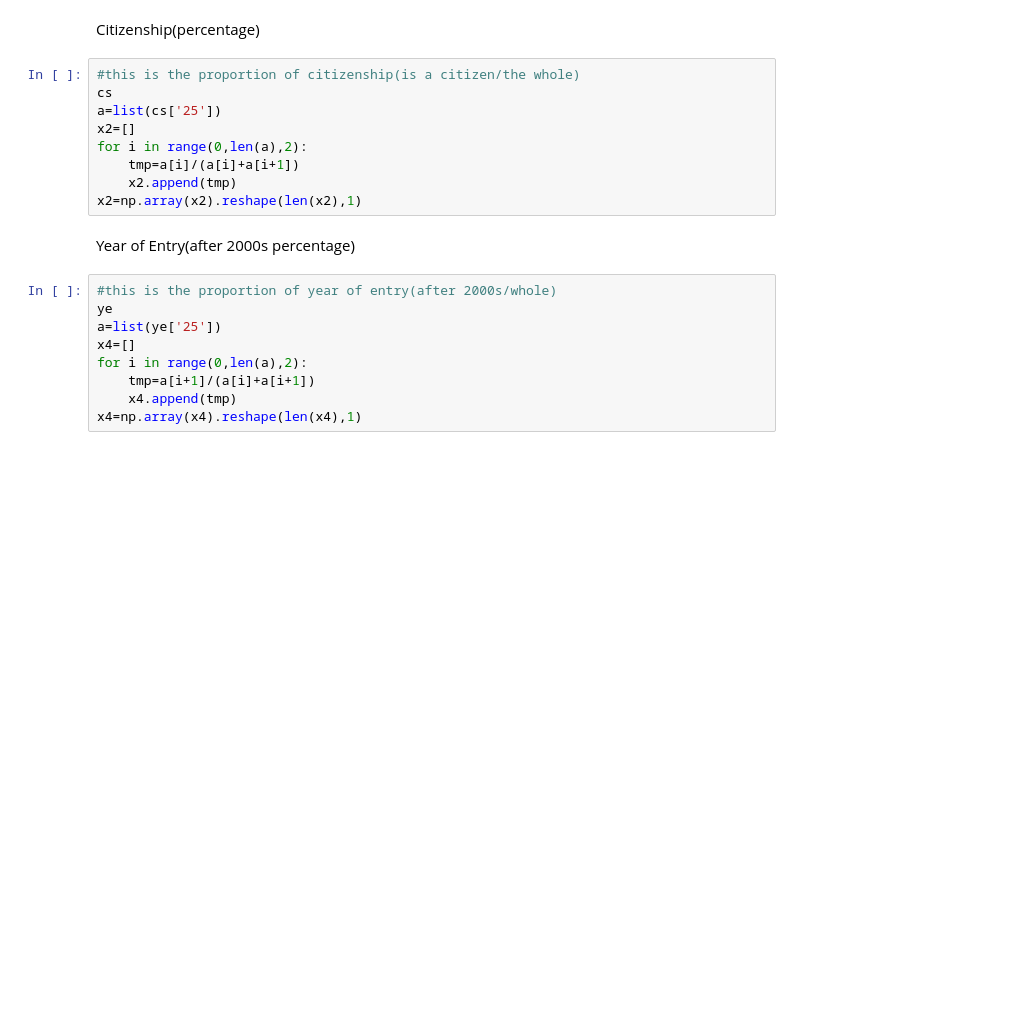
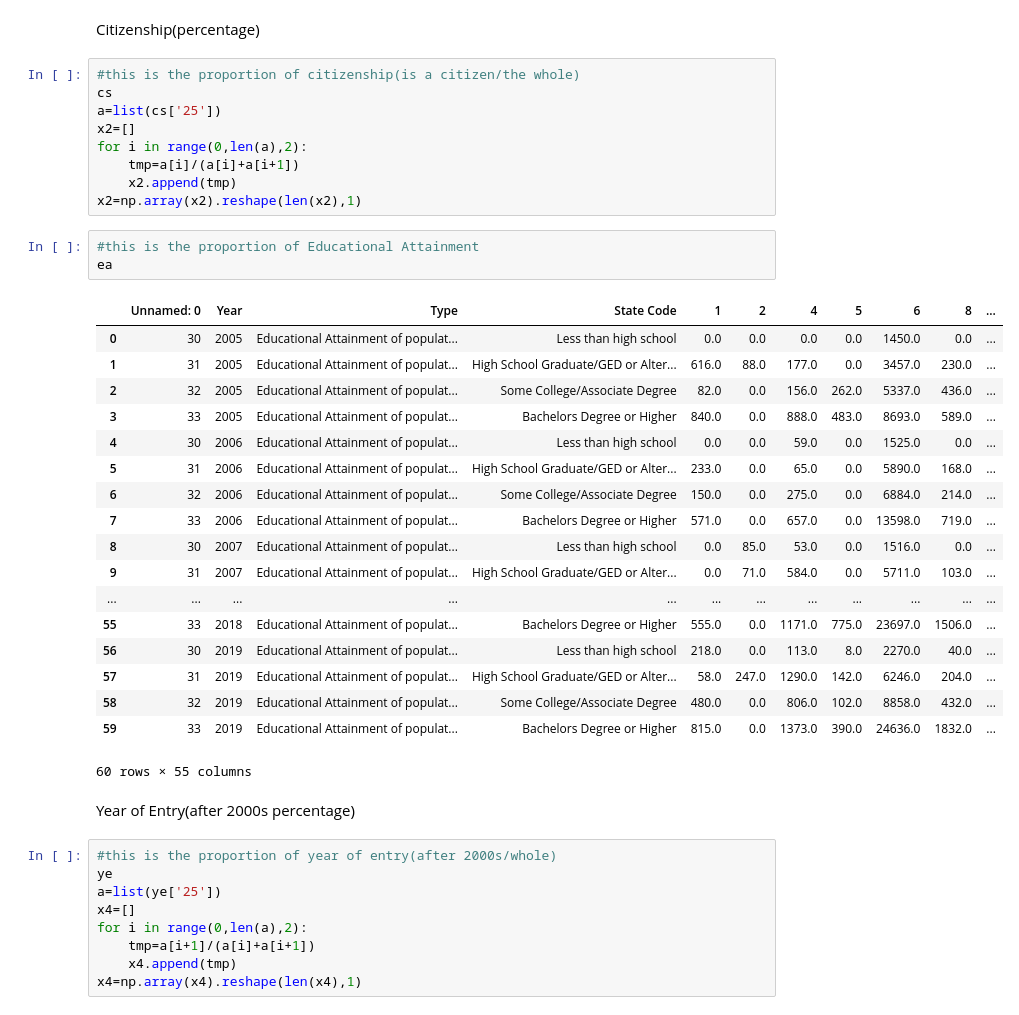
Before and after one commit to BU-Spark/ds-boston-bpda-br-census, a Jupyter notebook: Preprocessing_Qingyang/PredictionModel.ipynb, the cells around one changed output. Drawn from its saved outputs; the diff is of its cells as text; blank space fills up the shorter version.

```diff
--- a/Preprocessing_Qingyang/PredictionModel.ipynb
+++ b/Preprocessing_Qingyang/PredictionModel.ipynb
@@ -58,6 +78,28 @@ for i in range(0,len(a),2):
     tmp=a[i]/(a[i]+a[i+1])
     x2.append(tmp)
 x2=np.array(x2).reshape(len(x2),1)
+# %%
+#this is the proportion of Educational Attainment
+ea
+# %% [output]
+|  | Unnamed: 0 | Year | Type | State Code | 1 | 2 | 4 | 5 | 6 | 8 | ... |
+| 0 | 30 | 2005 | Educational Attainment of populat... | Less than high school | 0.0 | 0.0 | 0.0 | 0.0 | 1450.0 | 0.0 | ... |
+| 1 | 31 | 2005 | Educational Attainment of populat... | High School Graduate/GED or Alter... | 616.0 | 88.0 | 177.0 | 0.0 | 3457.0 | 230.0 | ... |
+| 2 | 32 | 2005 | Educational Attainment of populat... | Some College/Associate Degree | 82.0 | 0.0 | 156.0 | 262.0 | 5337.0 | 436.0 | ... |
+| 3 | 33 | 2005 | Educational Attainment of populat... | Bachelors Degree or Higher | 840.0 | 0.0 | 888.0 | 483.0 | 8693.0 | 589.0 | ... |
+| 4 | 30 | 2006 | Educational Attainment of populat... | Less than high school | 0.0 | 0.0 | 59.0 | 0.0 | 1525.0 | 0.0 | ... |
+| 5 | 31 | 2006 | Educational Attainment of populat... | High School Graduate/GED or Alter... | 233.0 | 0.0 | 65.0 | 0.0 | 5890.0 | 168.0 | ... |
+| 6 | 32 | 2006 | Educational Attainment of populat... | Some College/Associate Degree | 150.0 | 0.0 | 275.0 | 0.0 | 6884.0 | 214.0 | ... |
+| 7 | 33 | 2006 | Educational Attainment of populat... | Bachelors Degree or Higher | 571.0 | 0.0 | 657.0 | 0.0 | 13598.0 | 719.0 | ... |
+| 8 | 30 | 2007 | Educational Attainment of populat... | Less than high school | 0.0 | 85.0 | 53.0 | 0.0 | 1516.0 | 0.0 | ... |
+| 9 | 31 | 2007 | Educational Attainment of populat... | High School Graduate/GED or Alter... | 0.0 | 71.0 | 584.0 | 0.0 | 5711.0 | 103.0 | ... |
+| ... | ... | ... | ... | ... | ... | ... | ... | ... | ... | ... | ... |
+| 55 | 33 | 2018 | Educational Attainment of populat... | Bachelors Degree or Higher | 555.0 | 0.0 | 1171.0 | 775.0 | 23697.0 | 1506.0 | ... |
+| 56 | 30 | 2019 | Educational Attainment of populat... | Less than high school | 218.0 | 0.0 | 113.0 | 8.0 | 2270.0 | 40.0 | ... |
+| 57 | 31 | 2019 | Educational Attainment of populat... | High School Graduate/GED or Alter... | 58.0 | 247.0 | 1290.0 | 142.0 | 6246.0 | 204.0 | ... |
+| 58 | 32 | 2019 | Educational Attainment of populat... | Some College/Associate Degree | 480.0 | 0.0 | 806.0 | 102.0 | 8858.0 | 432.0 | ... |
+| 59 | 33 | 2019 | Educational Attainment of populat... | Bachelors Degree or Higher | 815.0 | 0.0 | 1373.0 | 390.0 | 24636.0 | 1832.0 | ... |
+60 rows × 55 columns
 # %% [markdown]
 Year of Entry(after 2000s percentage)
 # %%
```
Also changed, not shown: parts of 31 cells of this notebook, 17 other files.
